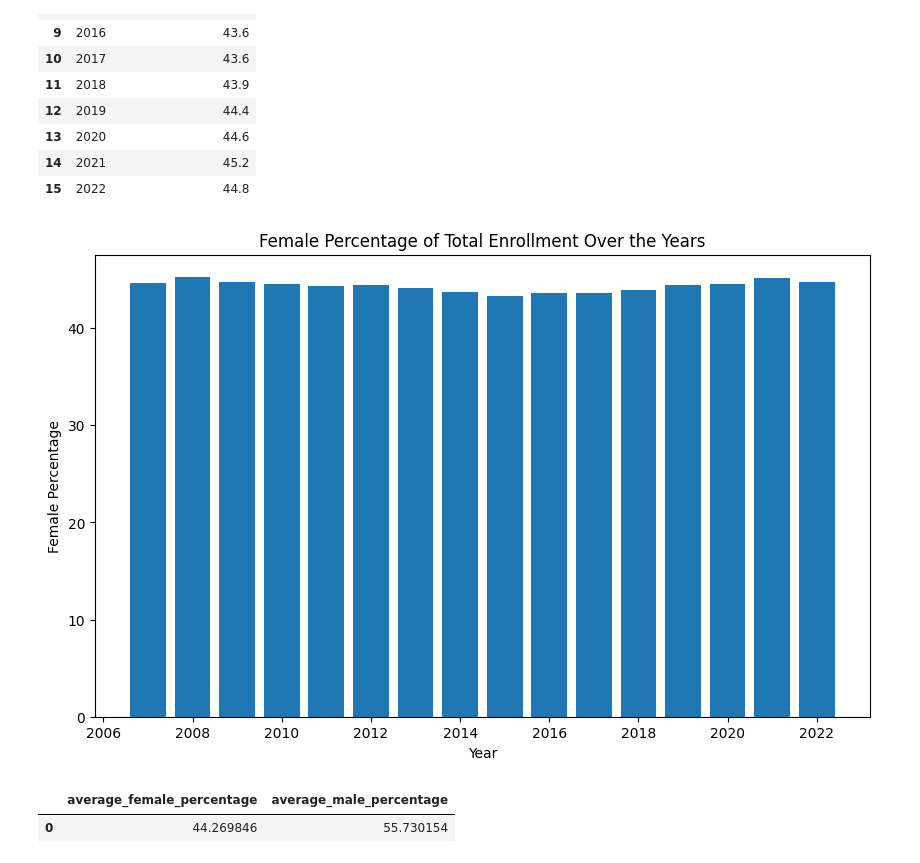
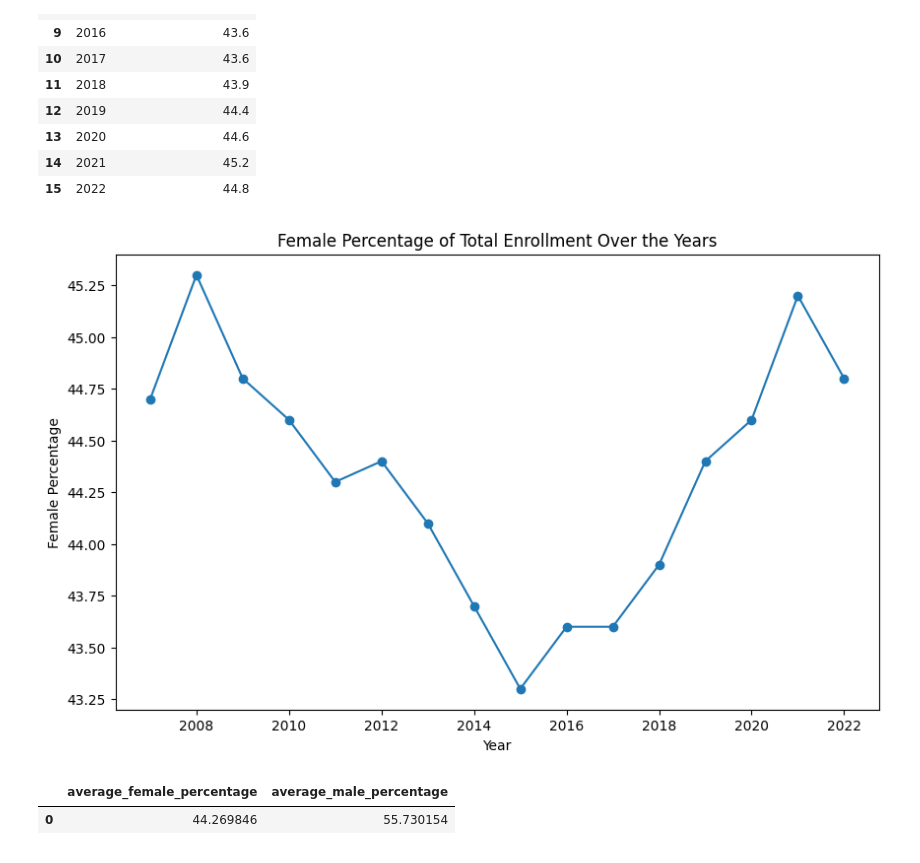
Before and after one commit to mirna1983/Global-Student-Diversity-Insights, a Jupyter notebook: Project.ipynb, the cells around one changed output. Drawn from its saved outputs; the diff is of its cells as text; code cells hidden in the pictures.

```diff
--- a/Project.ipynb
+++ b/Project.ipynb
@@ -390,13 +390,13 @@ total_enrollment
 # %%
 # Plot Total Enrollment Over the Years
 plt.figure(figsize=(10, 6))
-plt.bar(total_enrollment['year'], total_enrollment['female_percentage'])
+plt.plot(total_enrollment['year'], total_enrollment['female_percentage'], marker='o')
 plt.title('Female Percentage of Total Enrollment Over the Years')
 plt.xlabel('Year')
 plt.ylabel('Female Percentage')
 plt.show()
 # %% [output]
-[figure, old version]
+[figure, new version]
 # %%
 # Average Female Percentage Over the Entire Period:
 average_gender_percentage  = pd.read_sql_query(
```
Also changed, not shown: parts of 7 cells of this notebook.
